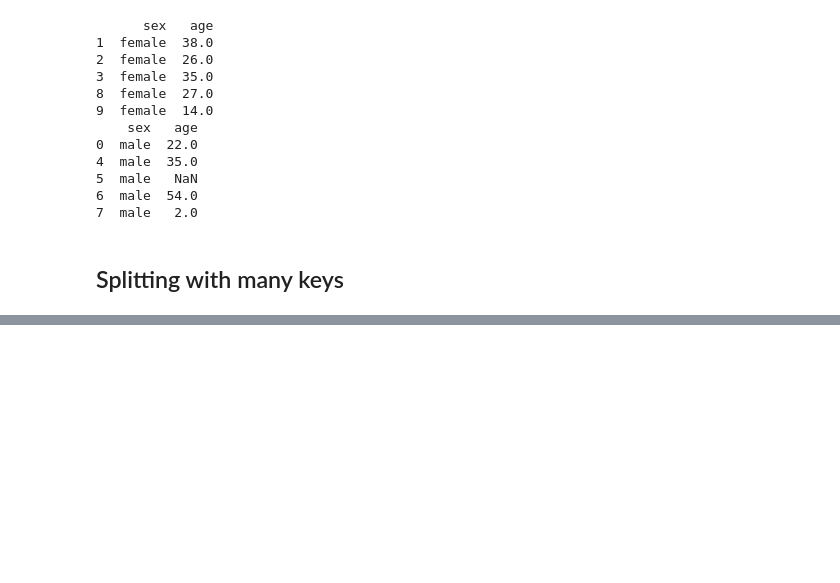
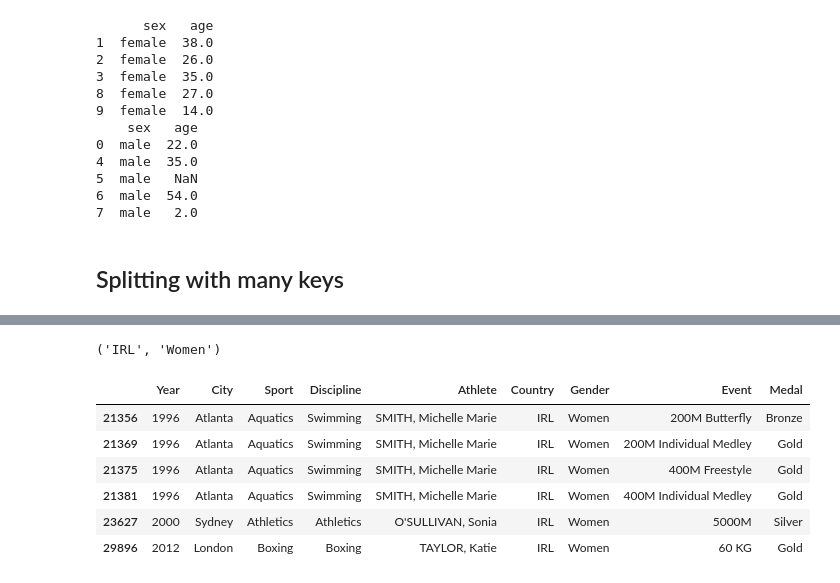
Before and after one commit to satenderlamba/Data-Science-with-Pandas, a Jupyter notebook: 2. Full Data Workflow A-Z/4. Groupby Operations/Groupby operations.ipynb, the cells around one changed output, grey strips where cells are left out. Cells and saved outputs as stored; diff of their text form; code cells hidden in the pictures; blank space fills up the shorter version.

```diff
--- a/2. Full Data Workflow A-Z/4. Groupby Operations/Groupby operations.ipynb
+++ b/2. Full Data Workflow A-Z/4. Groupby Operations/Groupby operations.ipynb
@@ -150,0 +207,4 @@ for x in gbo:       # printing the dataframes within gbo which are at index 1 in
+# %%
+split2 = summer.groupby(by = ['Country', 'Gender'])
+# %%
+l2 = list(split2) # in this list, there are 147 tuples with first element as the (country name, gender) and second as the corresponding dataframe
@@ -150,0 +234,14 @@ for x in gbo:       # printing the dataframes within gbo which are at index 1 in
+# %%
+l2[104][0]   # first element
+# %% [output]
+('IRL', 'Women')
+# %%
+l2[104][1]   # second element, the dataframe
+# %% [output]
+|  | Year | City | Sport | Discipline | Athlete | Country | Gender | Event | Medal |
+| 21356 | 1996 | Atlanta | Aquatics | Swimming | SMITH, Michelle Marie | IRL | Women | 200M Butterfly | Bronze |
+| 21369 | 1996 | Atlanta | Aquatics | Swimming | SMITH, Michelle Marie | IRL | Women | 200M Individual Medley | Gold |
+| 21375 | 1996 | Atlanta | Aquatics | Swimming | SMITH, Michelle Marie | IRL | Women | 400M Freestyle | Gold |
+| 21381 | 1996 | Atlanta | Aquatics | Swimming | SMITH, Michelle Marie | IRL | Women | 400M Individual Medley | Gold |
+| 23627 | 2000 | Sydney | Athletics | Athletics | O'SULLIVAN, Sonia | IRL | Women | 5000M | Silver |
+| 29896 | 2012 | London | Boxing | Boxing | TAYLOR, Katie | IRL | Women | 60 KG | Gold |
```
Also changed, not shown: parts of 10 cells of this notebook.
